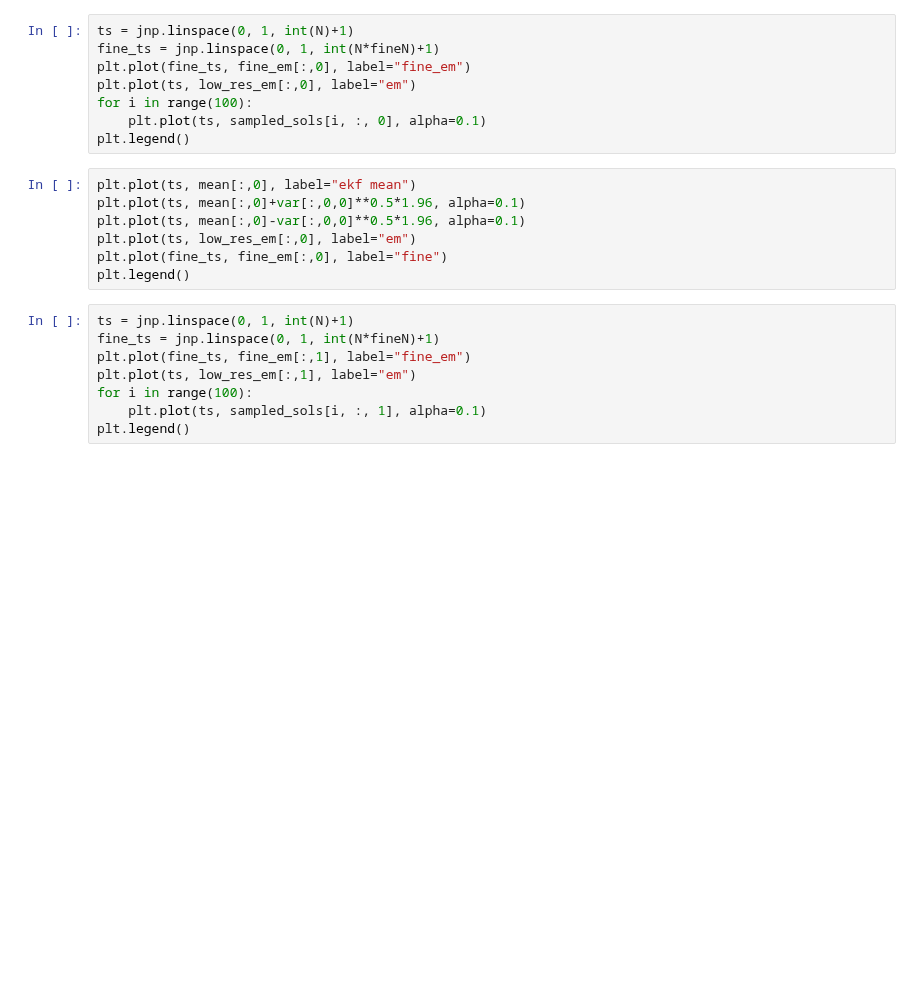
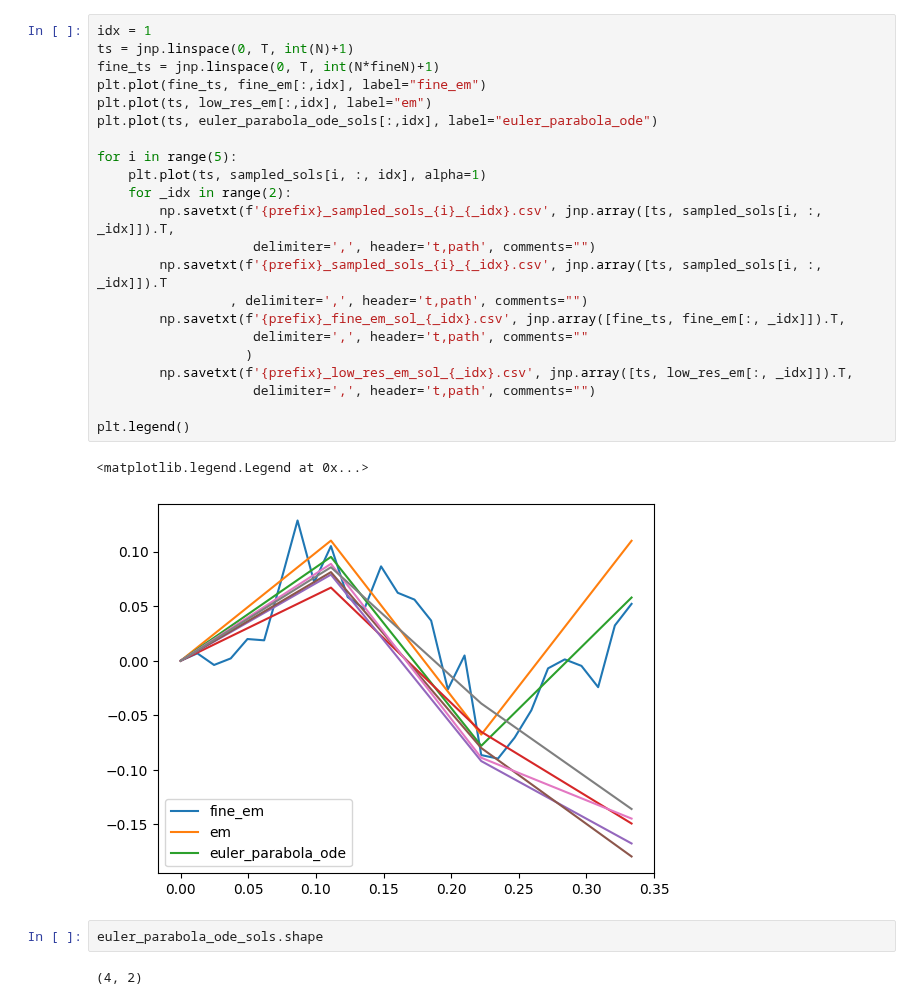
Before and after one commit to ylefay/bayesianSDEsolver, a Jupyter notebook: scripts/special_plots.ipynb, the cells around one changed output. Drawn from its saved outputs; the diff is of its cells as text; blank space fills up the shorter version.

```diff
--- a/scripts/special_plots.ipynb
+++ b/scripts/special_plots.ipynb
@@ -25,25 +26,31 @@ var = jnp.load(f'{folder}/{prefix}_var_pn_{int(N)}_1.npy')
 mean = jnp.insert(mean, 0, jnp.zeros((2, )), axis=0)
 var = jnp.insert(var, 0, jnp.zeros((2, 2)), axis=0)
-# %%
-ts = jnp.linspace(0, 1, int(N)+1)
-fine_ts = jnp.linspace(0, 1, int(N*fineN)+1)
-plt.plot(fine_ts, fine_em[:,0], label="fine_em")
-plt.plot(ts, low_res_em[:,0], label="em")
-for i in range(100):
-    plt.plot(ts, sampled_sols[i, :, 0], alpha=0.1)
-plt.legend()
-# %%
-plt.plot(ts, mean[:,0], label="ekf mean")
-plt.plot(ts, mean[:,0]+var[:,0,0]**0.5*1.96, alpha=0.1)
-plt.plot(ts, mean[:,0]-var[:,0,0]**0.5*1.96, alpha=0.1)
-plt.plot(ts, low_res_em[:,0], label="em")
-plt.plot(fine_ts, fine_em[:,0], label="fine")
-plt.legend()
-# %%
-ts = jnp.linspace(0, 1, int(N)+1)
-fine_ts = jnp.linspace(0, 1, int(N*fineN)+1)
-plt.plot(fine_ts, fine_em[:,1], label="fine_em")
-plt.plot(ts, low_res_em[:,1], label="em")
-for i in range(100):
-    plt.plot(ts, sampled_sols[i, :, 1], alpha=0.1)
-plt.legend()
+# %%
+idx = 1
+ts = jnp.linspace(0, T, int(N)+1)
+fine_ts = jnp.linspace(0, T, int(N*fineN)+1)
+plt.plot(fine_ts, fine_em[:,idx], label="fine_em")
+plt.plot(ts, low_res_em[:,idx], label="em")
+plt.plot(ts, euler_parabola_ode_sols[:,idx], label="euler_parabola_ode")
+
+for i in range(5):
+    plt.plot(ts, sampled_sols[i, :, idx], alpha=1)
+    for _idx in range(2):
+        np.savetxt(f'{prefix}_sampled_sols_{i}_{_idx}.csv', jnp.array([ts, sampled_sols[i, :, _idx]]).T,
+                    delimiter=',', header='t,path', comments="")
+        np.savetxt(f'{prefix}_sampled_sols_{i}_{_idx}.csv', jnp.array([ts, sampled_sols[i, :, _idx]]).T
+                 , delimiter=',', header='t,path', comments="")
+        np.savetxt(f'{prefix}_fine_em_sol_{_idx}.csv', jnp.array([fine_ts, fine_em[:, _idx]]).T,
+                    delimiter=',', header='t,path', comments=""
+                   )
+        np.savetxt(f'{prefix}_low_res_em_sol_{_idx}.csv', jnp.array([ts, low_res_em[:, _idx]]).T,
+                    delimiter=',', header='t,path', comments="")
+
+plt.legend()
+# %% [output]
+<matplotlib.legend.Legend at 0x...>
+[figure, added]
+# %%
+euler_parabola_ode_sols.shape
+# %% [output]
+(4, 2)
```
Also changed, not shown: parts of 6 cells of this notebook, 18 other files.
